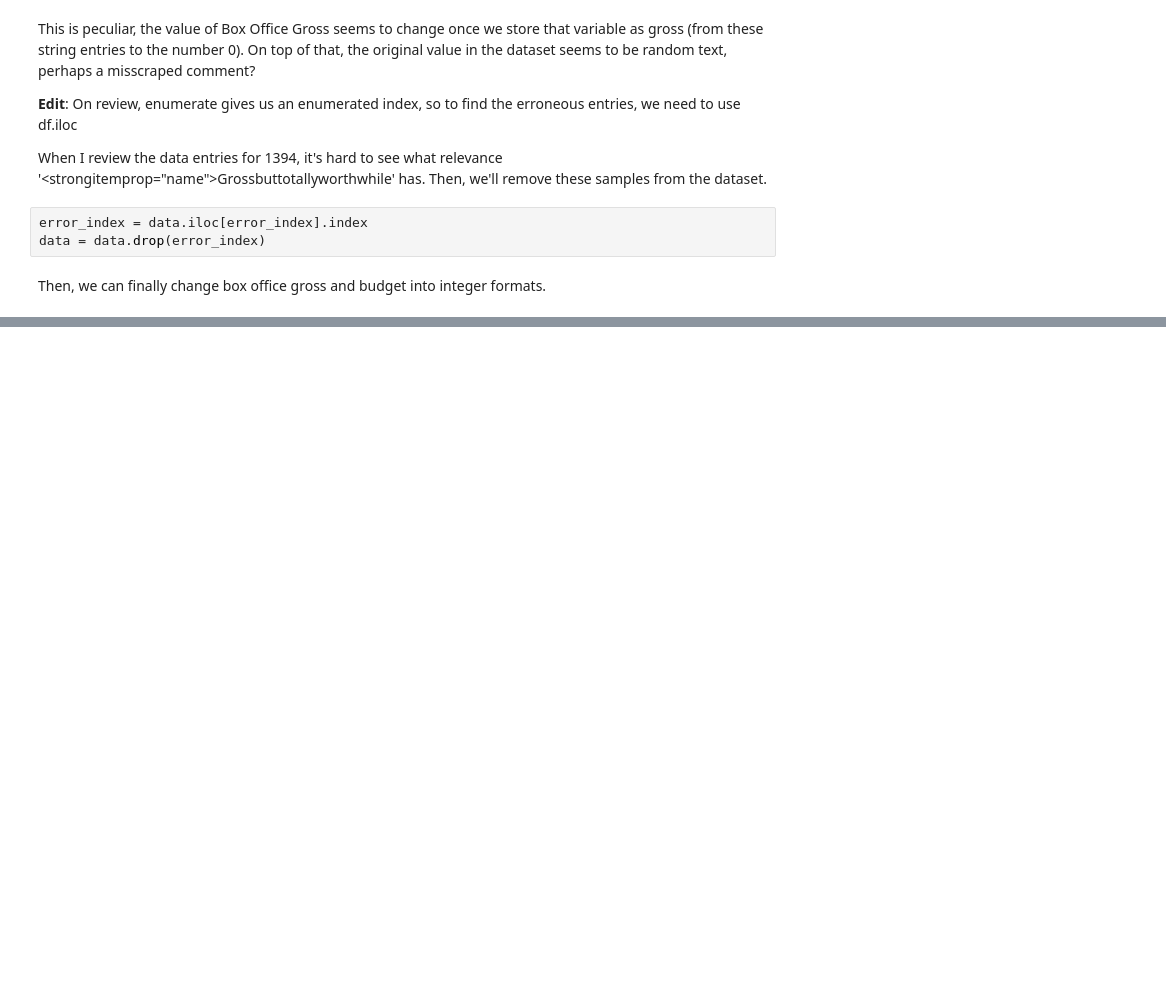
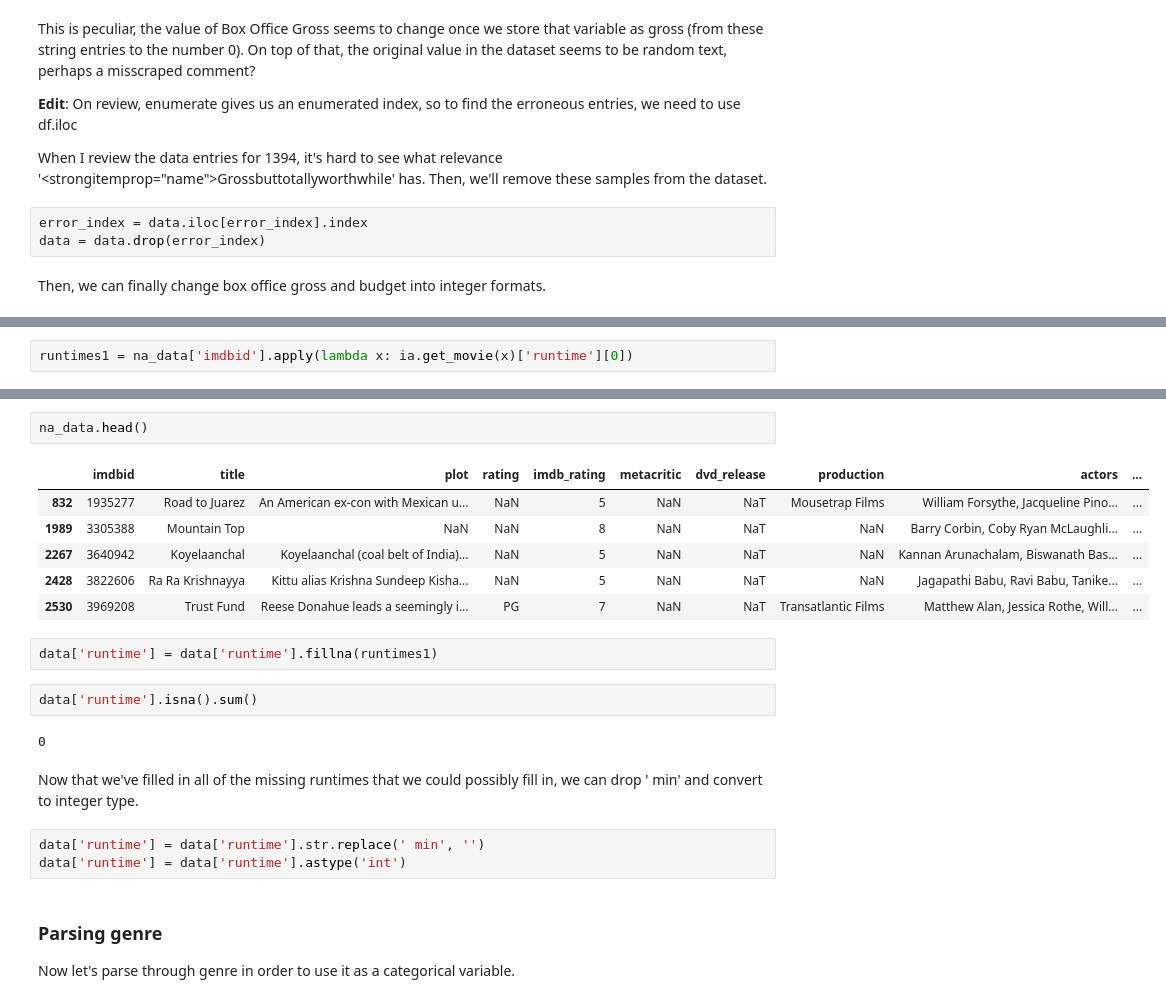
Before and after one commit to devinthai/NBCUniversal, a Jupyter notebook: Data Cleaning (revision 2).ipynb, the cells around one changed output, grey strips where cells are left out. Saved outputs shown, nothing was run; the diff lists cells and outputs as text; blank space fills up the shorter version.

```diff
--- a/Data Cleaning (revision 2).ipynb
+++ b/Data Cleaning (revision 2).ipynb
@@ -358,0 +529,2 @@ data.head()
+# %%
+runtimes1 = na_data['imdbid'].apply(lambda x: ia.get_movie(x)['runtime'][0])
@@ -358,0 +539,24 @@ data.head()
+# %%
+na_data.head()
+# %% [output]
+|  | imdbid | title | plot | rating | imdb_rating | metacritic | dvd_release | production | actors | ... |
+| 832 | 1935277 | Road to Juarez | An American ex-con with Mexican u... | NaN | 5 | NaN | NaT | Mousetrap Films | William Forsythe, Jacqueline Pino... | ... |
+| 1989 | 3305388 | Mountain Top | NaN | NaN | 8 | NaN | NaT | NaN | Barry Corbin, Coby Ryan McLaughli... | ... |
+| 2267 | 3640942 | Koyelaanchal | Koyelaanchal (coal belt of India)... | NaN | 5 | NaN | NaT | NaN | Kannan Arunachalam, Biswanath Bas... | ... |
+| 2428 | 3822606 | Ra Ra Krishnayya | Kittu alias Krishna Sundeep Kisha... | NaN | 5 | NaN | NaT | NaN | Jagapathi Babu, Ravi Babu, Tanike... | ... |
+| 2530 | 3969208 | Trust Fund | Reese Donahue leads a seemingly i... | PG | 7 | NaN | NaT | Transatlantic Films | Matthew Alan, Jessica Rothe, Will... | ... |
+# %%
+data['runtime'] = data['runtime'].fillna(runtimes1)
+# %%
+data['runtime'].isna().sum()
+# %% [output]
+0
+# %% [markdown]
+Now that we've filled in all of the missing runtimes that we could possibly fill in, we can drop ' min' and convert to integer type.
+# %%
+data['runtime'] = data['runtime'].str.replace(' min', '')
+data['runtime'] = data['runtime'].astype('int')
+# %% [markdown]
+### Parsing genre
+
+Now let's parse through genre in order to use it as a categorical variable.
```
Also changed, not shown: parts of 43 cells of this notebook.
